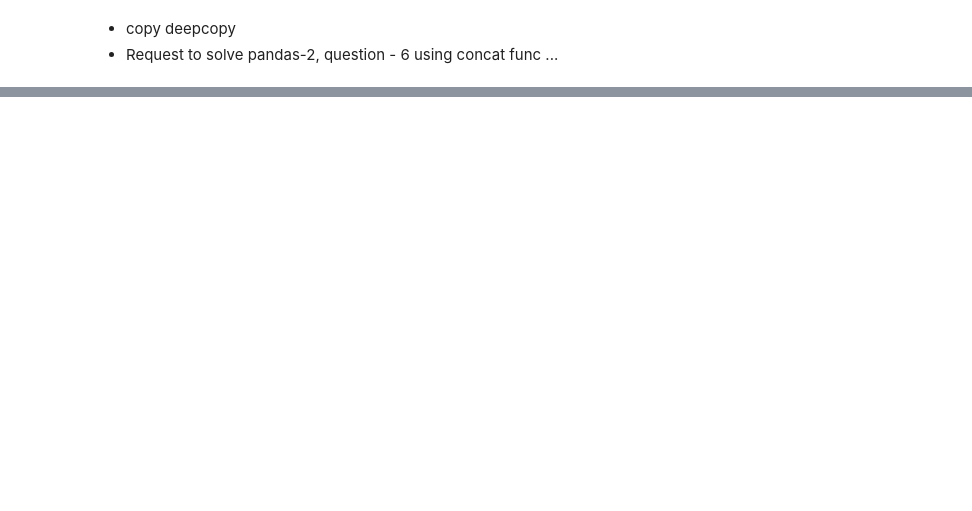
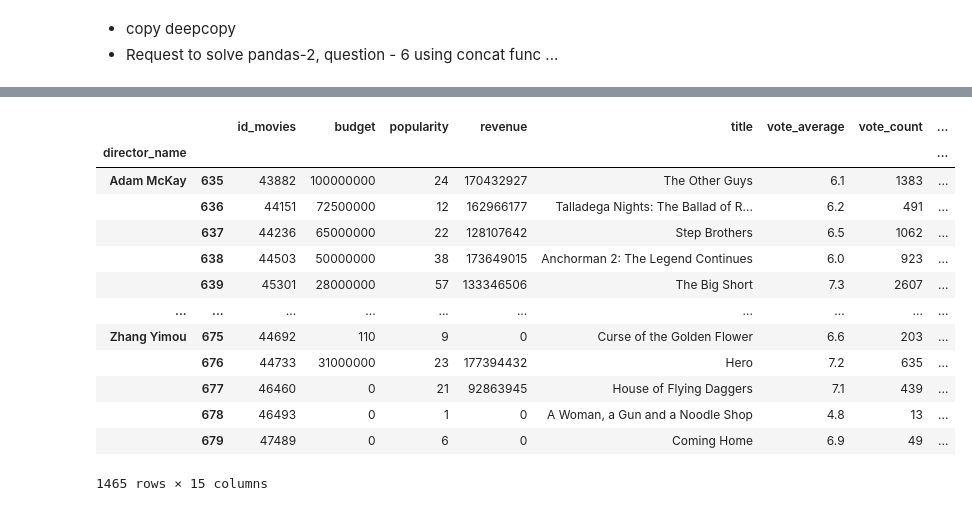
Before and after one commit to SachinScaler/DAV1Aug24, a Jupyter notebook: Pandas_3|Lecture.ipynb, the cells around one changed output, grey strips where cells are left out. Saved outputs shown, nothing was run; the diff lists cells and outputs as text; code cells hidden in the pictures; blank space fills up the shorter version.

```diff
--- a/Pandas_3|Lecture.ipynb
+++ b/Pandas_3|Lecture.ipynb
@@ -760,6 +666,13 @@ AttributeError: 'DataFrame' object has no attribute 'argmax'
 # data.loc[1] = [full row]
 # data.iloc[0] = [full row]
 # split on index in two pars, add et end in split1 and then concatenate
+# %%
+import pandas as pd
+
+data = [['a', 20], ['b', 21], ['c', 22]]
+df = pd.DataFrame(data, columns=['col1', 'col2']) # replace this with df1.colums for your question
+
+print(df)
 # %% [markdown]
 - copy deepcopy
 - Request to solve pandas-2, question - 6 using concat func ...
@@ -786,0 +758,8 @@ dtype: int64
+# %%
+def func(x):
+  # returns whether a movie is risky or not
+  x["risky"] = x["budget"] - x["revenue"].mean() >= 0
+  return x
+
+data_risky = data.groupby("director_name", group_keys=False).apply(func)
+data_risky
@@ -786,0 +794,23 @@ dtype: int64
+# %%
+def func(x):
+  # returns whether a movie is risky or not
+  x["risky"] = x["budget"] - x["revenue"].mean() >= 0
+  return x
+
+data_risky = data.groupby("director_name").apply(func)
+data_risky
+# %% [output]
+|  |  | id_movies | budget | popularity | revenue | title | vote_average | vote_count | ... |
+| director_name |  |  |  |  |  |  |  |  | ... |
+| Adam McKay | 635 | 43882 | 100000000 | 24 | 170432927 | The Other Guys | 6.1 | 1383 | ... |
+|  | 636 | 44151 | 72500000 | 12 | 162966177 | Talladega Nights: The Ballad of R... | 6.2 | 491 | ... |
+|  | 637 | 44236 | 65000000 | 22 | 128107642 | Step Brothers | 6.5 | 1062 | ... |
+|  | 638 | 44503 | 50000000 | 38 | 173649015 | Anchorman 2: The Legend Continues | 6.0 | 923 | ... |
+|  | 639 | 45301 | 28000000 | 57 | 133346506 | The Big Short | 7.3 | 2607 | ... |
+| ... | ... | ... | ... | ... | ... | ... | ... | ... | ... |
+| Zhang Yimou | 675 | 44692 | 110 | 9 | 0 | Curse of the Golden Flower | 6.6 | 203 | ... |
+|  | 676 | 44733 | 31000000 | 23 | 177394432 | Hero | 7.2 | 635 | ... |
+|  | 677 | 46460 | 0 | 21 | 92863945 | House of Flying Daggers | 7.1 | 439 | ... |
+|  | 678 | 46493 | 0 | 1 | 0 | A Woman, a Gun and a Noodle Shop | 4.8 | 13 | ... |
+|  | 679 | 47489 | 0 | 6 | 0 | Coming Home | 6.9 | 49 | ... |
+1465 rows × 15 columns
```
Also changed, not shown: parts of 28 cells of this notebook.
